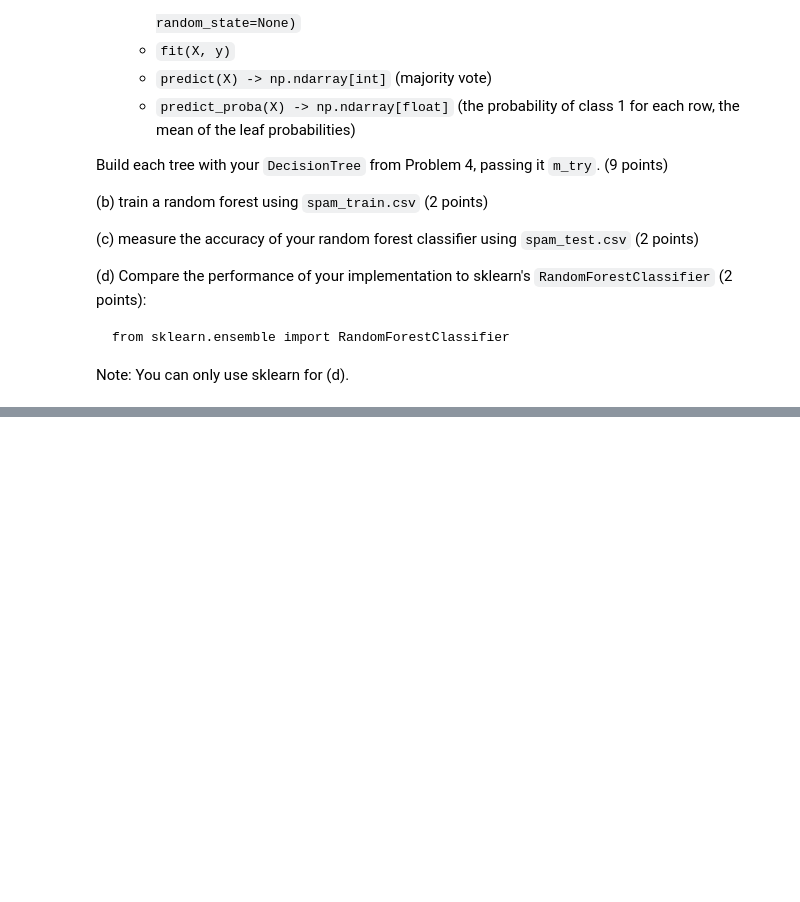
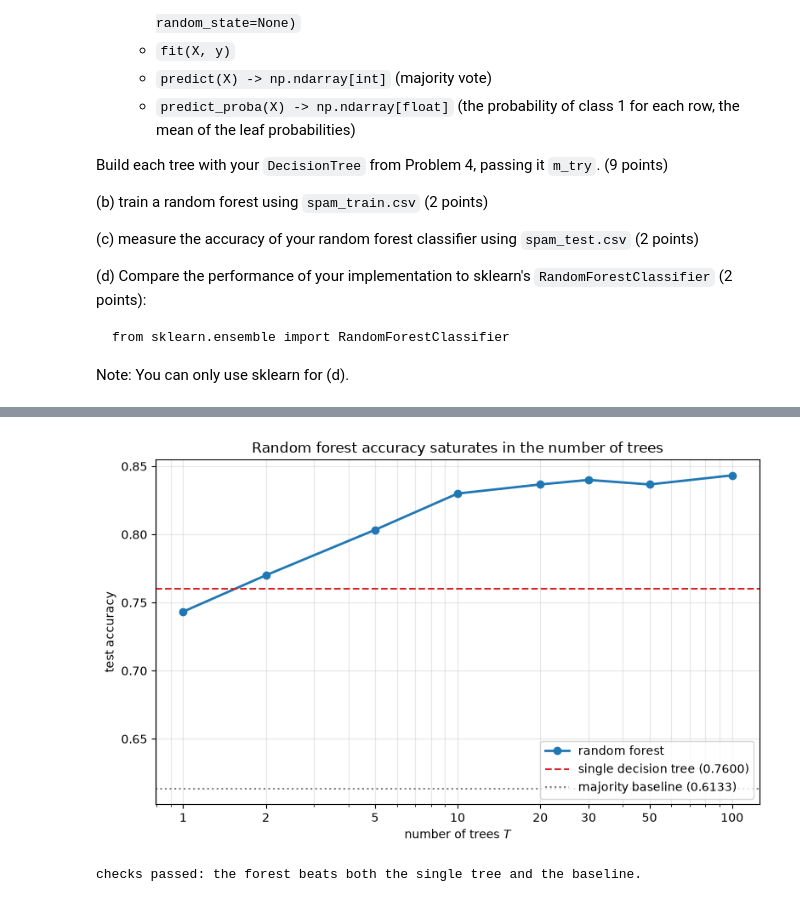
Before and after one commit to BatOrgil7/CSCI6032-ML, a Jupyter notebook: hw6/CSCI6032_hw6.ipynb, the cells around one changed output, grey strips where cells are left out. Saved outputs shown, nothing was run; the diff lists cells and outputs as text; code cells hidden in the pictures; blank space fills up the shorter version.

```diff
--- a/hw6/CSCI6032_hw6.ipynb
+++ b/hw6/CSCI6032_hw6.ipynb
@@ -175,2 +552,20 @@ length encoding with k=4. (3 points)
 # %%
-# HERE
+# (d) Compress p1c.txt with k = 4 and write the result to p1c_k4.txt.
+K4 = 4
+encoded_k4 = compress(P1C, K4)
+
+with open("p1c_k4.txt", "wb") as fp:
+    fp.write(encoded_k4)
+
+print("wrote p1c_k4.txt: %d symbols (input was %d)" % (len(encoded_k4), N))
+print("compression ratio = %d / %d = %.4f" % (N, len(encoded_k4), N / len(encoded_k4)))
+
+# Verify by reading the file back off disk and decompressing it.
+with open("p1c_k4.txt", "rb") as fp:
+    reread = fp.read()
+assert reread == encoded_k4, "file on disk differs from what we encoded"
+assert set(reread) <= {0x30, 0x31}, "output file must be ASCII '0'/'1'"
+assert len(reread) % K4 == 0, "output length must be a whole number of k-wide fields"
+assert decompress(reread, K4) == P1C, "round trip through the file failed"
+print("verified: p1c_k4.txt is ASCII 0/1, a whole number of %d-bit fields," % K4)
+print("          and decompresses back to p1c.txt exactly.")
@@ -620,0 +2828,53 @@ Note: You can only use sklearn for (d).
+# %%
+# ---- Problem 5(c): accuracy on spam_test.csv.
+rf_pred = forest.predict(X_test)
+rf_acc = float(np.mean(rf_pred == y_test))
+
+print("RANDOM FOREST test accuracy = %.4f  (%d / %d correct)"
+      % (rf_acc, int((rf_pred == y_test).sum()), len(y_test)))
+print("single decision tree        = %.4f" % test_acc)
+print("improvement                 = %+.4f  (%d more emails correct)"
+      % (rf_acc - test_acc, round((rf_acc - test_acc) * len(y_test))))
+print("best single tree (depth %s)  = %.4f" % (best_d, best_te))
+print("majority-class baseline     = %.4f" % baseline)
+
+cm = np.zeros((2, 2), dtype=int)
+for a, p in zip(y_test, rf_pred):
+    cm[a, p] += 1
+print("\nconfusion matrix (rows = actual, cols = predicted):")
+print("            pred 0  pred 1")
+for a in (0, 1):
+    print("  actual %d %7d %7d" % (a, cm[a, 0], cm[a, 1]))
+
+# How quickly does accuracy saturate in the number of trees?
+print("\naccuracy vs number of trees:")
+counts = [1, 2, 5, 10, 20, 30, 50, 100]
+accs = []
+for T in counts:
+    f = RandomForest(n_trees=T, random_state=42, feature_names=FEATURES).fit(X_train, y_train)
+    a = f.score(X_test, y_test)
+    accs.append(a)
+    print("  T = %-4d test accuracy = %.4f" % (T, a))
+
+fig, ax = plt.subplots(figsize=(8, 5))
+ax.plot(counts, accs, "o-", color="tab:blue", lw=2, label="random forest")
+ax.axhline(test_acc, color="tab:red", ls="--", lw=1.5,
+           label="single decision tree (%.4f)" % test_acc)
+ax.axhline(baseline, color="gray", ls=":", lw=1.5,
+           label="majority baseline (%.4f)" % baseline)
+ax.set_xscale("log")
+ax.set_xticks(counts)
+ax.set_xticklabels([str(c) for c in counts])
+ax.set_xlabel("number of trees $T$")
+ax.set_ylabel("test accuracy")
+ax.set_title("Random forest accuracy saturates in the number of trees")
+ax.grid(alpha=0.3, which="both")
+ax.legend(loc="lower right")
+plt.tight_layout()
+plt.show()
+
+assert abs(rf_acc - 0.8367) < 1e-3, "forest accuracy changed unexpectedly"
+assert rf_acc > test_acc, "the forest must beat the single tree"
+assert rf_acc > baseline
+print("\nchecks passed: the forest beats both the single tree and the baseline.")
+# %% [output]
@@ -620,0 +2901,2 @@ Note: You can only use sklearn for (d).
+[figure, added]
+checks passed: the forest beats both the single tree and the baseline.
```
Also changed, not shown: parts of 52 cells of this notebook, 4 other files.
